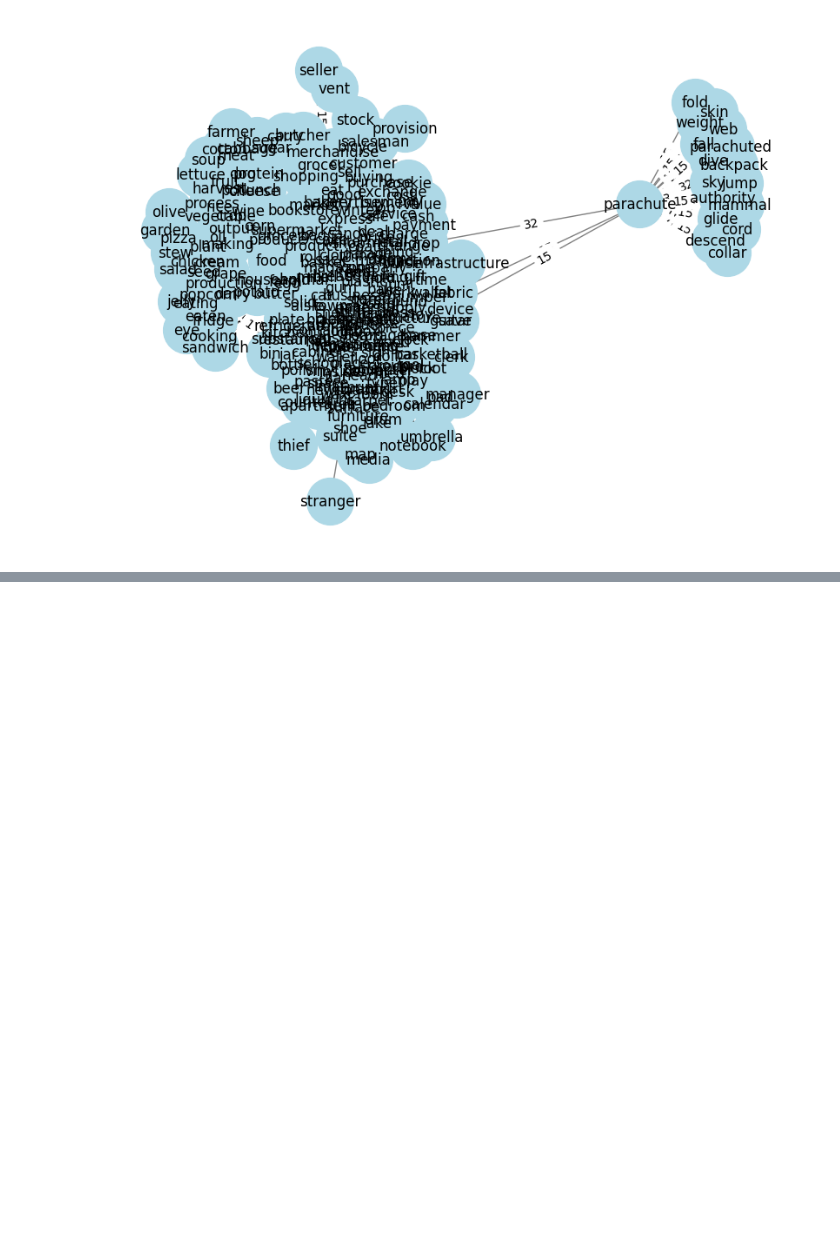
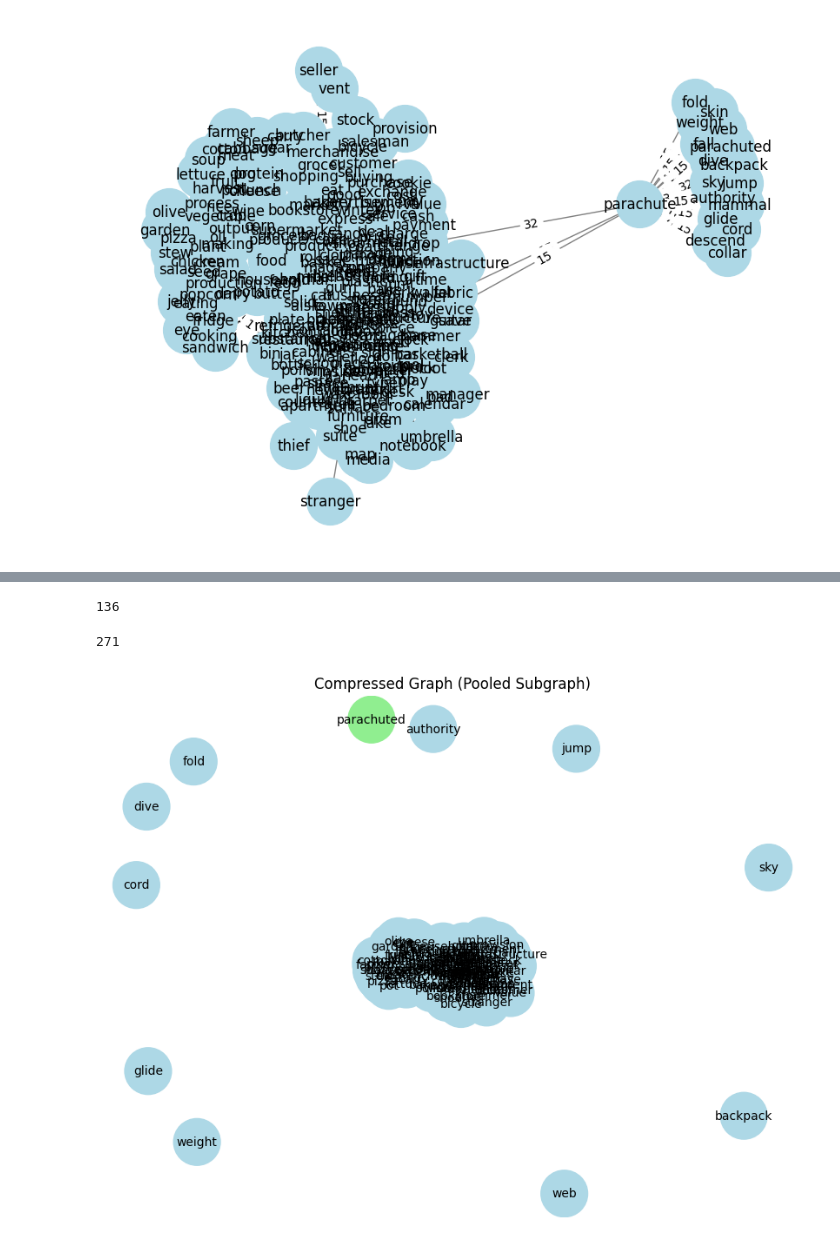
Before and after one commit to PenelopeKing/Efficient-Common-Sense-in-LLMs-via-Knowledge-Graph-Compression, a Jupyter notebook: testing_notebook_try4.ipynb, the cells around one changed output, grey strips where cells are left out. Saved outputs shown, nothing was run; the diff lists cells and outputs as text; code cells hidden in the pictures; blank space fills up the shorter version.

Commit message:
added KG into model

```diff
--- a/testing_notebook_try4.ipynb
+++ b/testing_notebook_try4.ipynb
@@ -468,4 +472,4 @@ def get_subgraph_for_message(message, T=2, max_B=100):
 
     return subgraph
 # %%
-subgraph = get_subgraph_for_message("She parachuted into the grocery store from a plane.", T=2, max_B=100)
+message = "She parachuted into the grocery store from a plane."
@@ -473,0 +476,2 @@ Warning: Token 'plane.' not found in the concept vocabulary. Skipping.
+# %%
+subgraph = get_subgraph_for_message(message, T=2, max_B=100)
@@ -484,0 +753,54 @@ plt.show()
+# %%
+len(pooled_data.node_names)
+# %% [output]
+136
+# %%
+len(subgraph.nodes())
+# %% [output]
+271
+# %%
+import matplotlib.pyplot as plt
+import networkx as nx
+from torch_geometric.utils import to_networkx
+
+# Convert the pooled PyG data object to a NetworkX graph.
+# We assume that "node_names" was stored as an attribute for each node.
+pooled_nx = to_networkx(pooled_data, node_attrs=['node_names'])
+
+# Prepare a spring layout for the compressed graph.
+pos = nx.spring_layout(pooled_nx, seed=42)  # seed for reproducibility
+
+# Build a color list for nodes: if a node is a source node (from the original message),
+# color it light green; otherwise, color it light blue.
+node_colors = []
+# The ordering of nodes in pooled_nx will match the order in pooled_data.x,
+# so we can use the source_mask stored in pooled_data.
+for i in range(len(pooled_data.node_names)):
+    if pooled_data.source_mask[i]:
+        node_colors.append('lightgreen')
+    else:
+        node_colors.append('lightblue')
+
+# Create labels for the nodes using the stored node names.
+labels = {i: name for i, name in enumerate(pooled_data.node_names)}
+
+# Draw the graph.
+plt.figure(figsize=(8, 6))
+nx.draw(pooled_nx, pos,
+        with_labels=True,
+        labels=labels,
+        node_color=node_colors,
+        edge_color='gray',
+        node_size=1500,
+        font_size=10)
+
+# (Optional) If you had any edge attributes (such as relation IDs), you could add them like so:
+# For example, if your pooled_data had an edge attribute "rel_ids", you might do:
+# edge_labels = {(u, v): ",".join(map(str, data["rel_ids"]))
+#                for u, v, data in pooled_nx.edges(data=True)}
+# nx.draw_networkx_edge_labels(pooled_nx, pos, edge_labels=edge_labels)
+
+plt.title("Compressed Graph (Pooled Subgraph)")
+plt.show()
+# %% [output]
+[figure, added]
```
Also changed, not shown: parts of 13 cells of this notebook, 7 other files.
